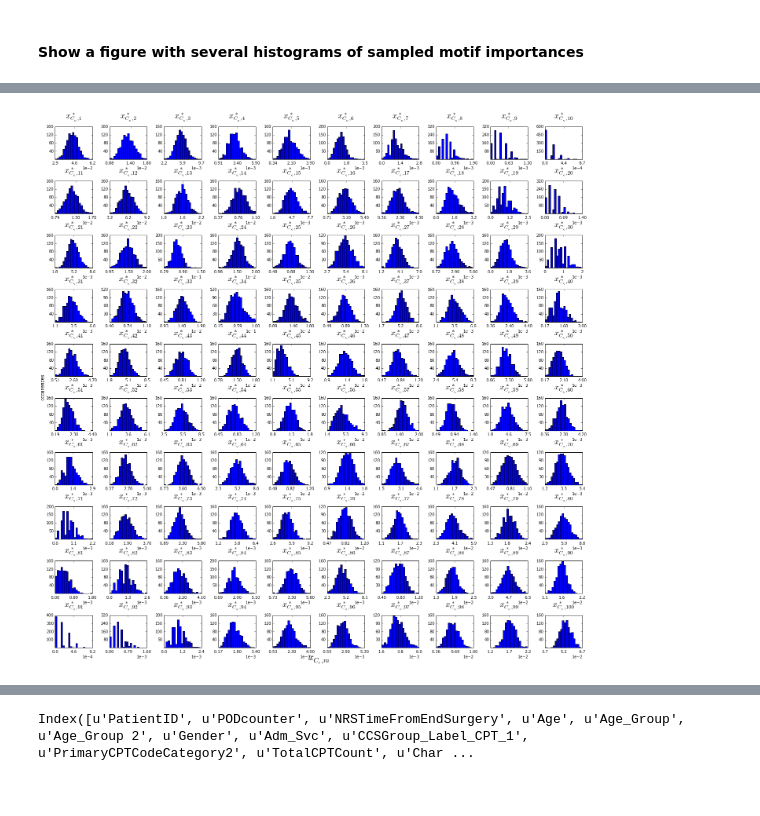
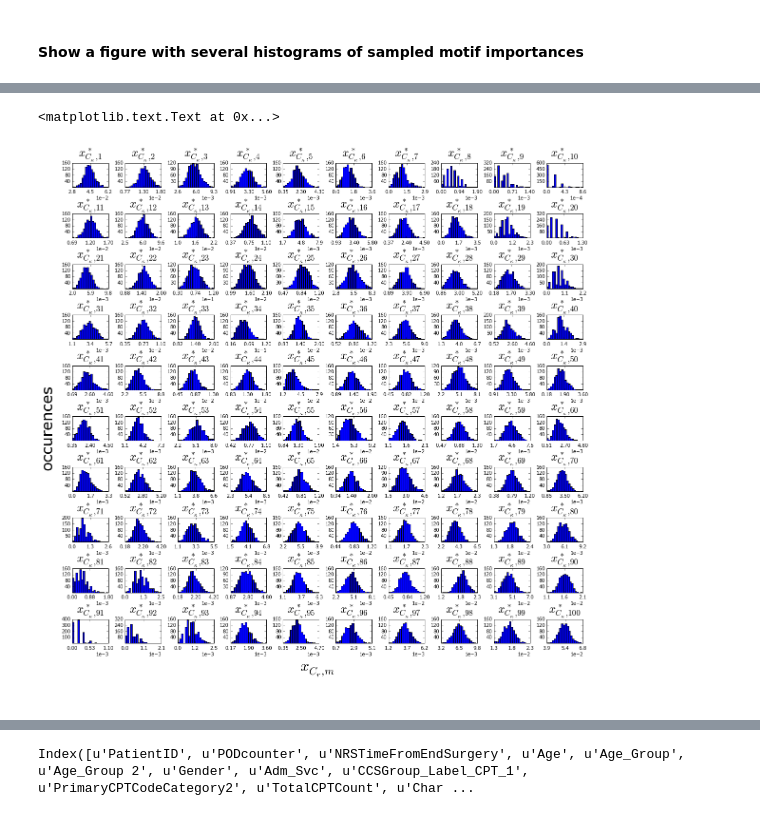
Before and after one commit to pvnick/tempos, a Jupyter notebook: pain_sax_ported.ipynb, the cells around one changed output, grey strips where cells are left out. Drawn from its saved outputs; the diff is of its cells as text; code cells hidden in the pictures.

Commit message:
figured out plot

```diff
--- a/pain_sax_ported.ipynb
+++ b/pain_sax_ported.ipynb
@@ -278,42 +282,79 @@ motif_importance_sample = pd.Series(np.arange(nr)).apply(sample_motif_importance
 plots_per_row = np.sqrt(len(motif_importance_sample.columns)).astype(int)
 fig = plt.figure(figsize=[20,20])
 big_ax = fig.add_subplot(111)
-big_ax.set_xlabel(r'$x_{C_r,m}$', fontsize=24)
-big_ax.set_ylabel("occurences", fontsize=12)
+
+
 # Turn off axis lines and ticks of the big subplot
 big_ax.spines['top'].set_color('none')
 big_ax.spines['bottom'].set_color('none')
 big_ax.spines['left'].set_color('none')
 big_ax.spines['right'].set_color('none')
 big_ax.tick_params(labelcolor='w', top='off', bottom='off', left='off', right='off')
+width_ratios = [1]
+for i in range(plots_per_row):
+    width_ratios.append(10)
+gs = gridspec.GridSpec(plots_per_row + 1, plots_per_row + 1, width_ratios=width_ratios)
 
 #set the following to false when plotting lots of tiny histograms
 automatic_x_axis_labels = False
+plot_index = 0
 for i in motif_importance_sample.columns:
-    ax = fig.add_subplot(plots_per_row, plots_per_row, i+1)
+    if not i % plots_per_row:
+        #want some space on the side for big lable
+        invisible_ax = fig.add_subplot(gs[plot_index])
+        invisible_ax.spines['top'].set_color('none')
+        invisible_ax.spines['bottom'].set_color('none')
+        invisible_ax.spines['left'].set_color('none')
+        invisible_ax.spines['right'].set_color('none')
+        invisible_ax.tick_params(labelcolor='w', top='off', bottom='off', left='off', right='off')
+        plot_index += 1
+    ax = fig.add_subplot(gs[plot_index])
     ax.ticklabel_format(style='sci', axis='x', scilimits=(0,0))
     title = all_motifs[i] + " (i=" + str(i+1) + ")"
     if automatic_x_axis_labels:
         ax.xaxis.set_major_locator(plticker.MaxNLocator(nbins=3))
     else:
         min_val = motif_importance_sample[i].min()
         max_val = motif_importance_sample[i].max()
         x_axis_ticks = [float('{:.1e}'.format(tick)) for tick in np.linspace(min_val, max_val, num = 3)]
         ax.xaxis.set_ticks(x_axis_ticks)
         ax.axis(xmin = x_axis_ticks[0], xmax = x_axis_ticks[-1])
     ax.tick_params(axis='x', pad=5)
     figure_title=r'$x^*_{C_\kappa,' + str(i+1) + '}$'
     plt.text(0.5, 1.25, figure_title,
          horizontalalignment='center',
-         fontsize=20,
-         transform = ax.transAxes)
+         fontsize=24,
+         transform = ax.transAxes,
+         zorder=100
+        )
 
-    ax.set_title(label="foo", fontsize=18, color='w')#, y=1.2)
+    ax.set_title(label="foo", fontsize=24, color='w')#, y=1.2)
     #ax.set_title(label=r'$x^*_{C_\kappa,' + str(i+1) + '}\ \ (motif=' + all_motifs[i] + ')$', fontsize=32, y=1.06)
     ax.yaxis.set_major_locator(plticker.MaxNLocator(nbins=4, prune='lower'))
     ax.hist(motif_importance_sample[i], bins=20)
+    position = list(ax.get_position().bounds)
+    position[1] += 0.3
+    ax.set_position(position)
+    plot_index += 1
 
-fig.tight_layout()
+fig.subplots_adjust(wspace=0.5, hspace=1.1)
+
+plt.text(-.02, 0.5, "occurences",
+         horizontalalignment="left",
+         verticalalignment='center',
+         fontsize=32,
+         transform = big_ax.transAxes,
+         rotation="vertical",
+         zorder=100)
+
+plt.text(0.5, 0.03, r'$x_{C_r,m}$',
+         horizontalalignment="center",
+         verticalalignment='bottom',
+         fontsize=32,
+         transform = big_ax.transAxes,
+         zorder=100)
+#fig.tight_layout()
 #plt.tight_layout()
 # %% [output]
+<matplotlib.text.Text at 0x...>
-[figure, old version]
+[figure, new version]
```
Also changed, not shown: parts of 5 cells of this notebook, 1 other file.
